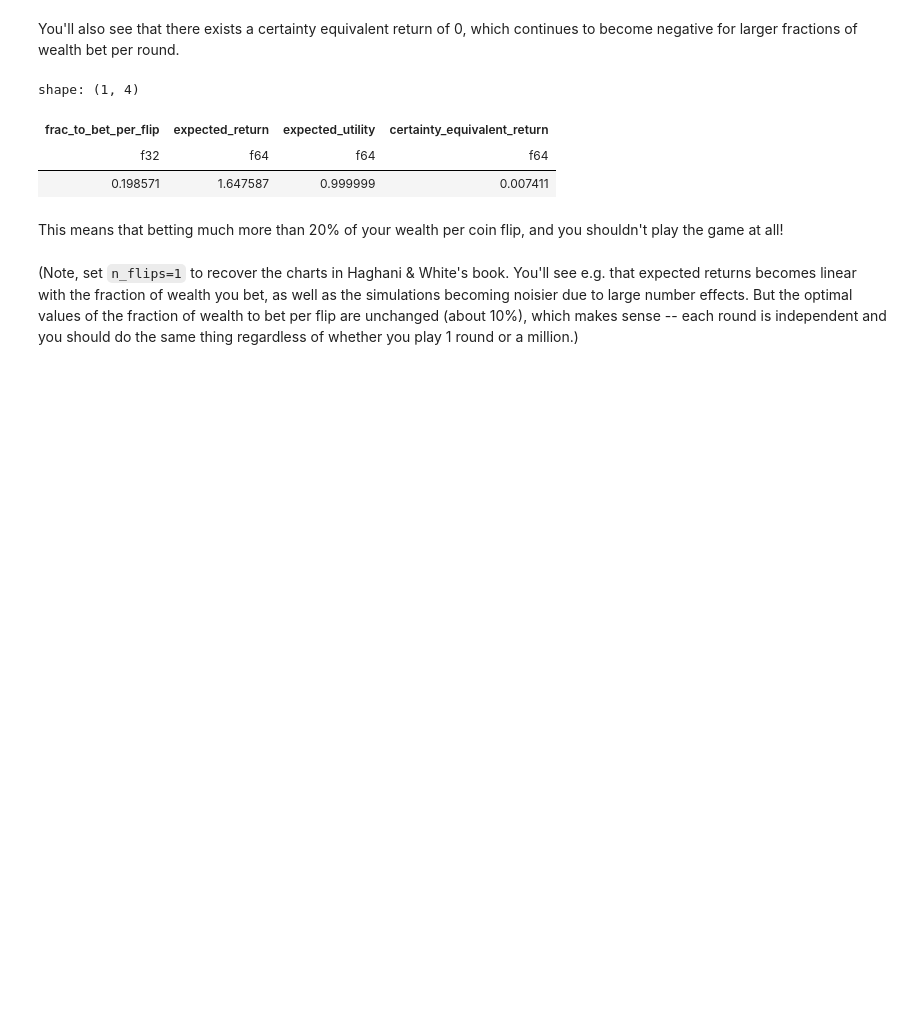
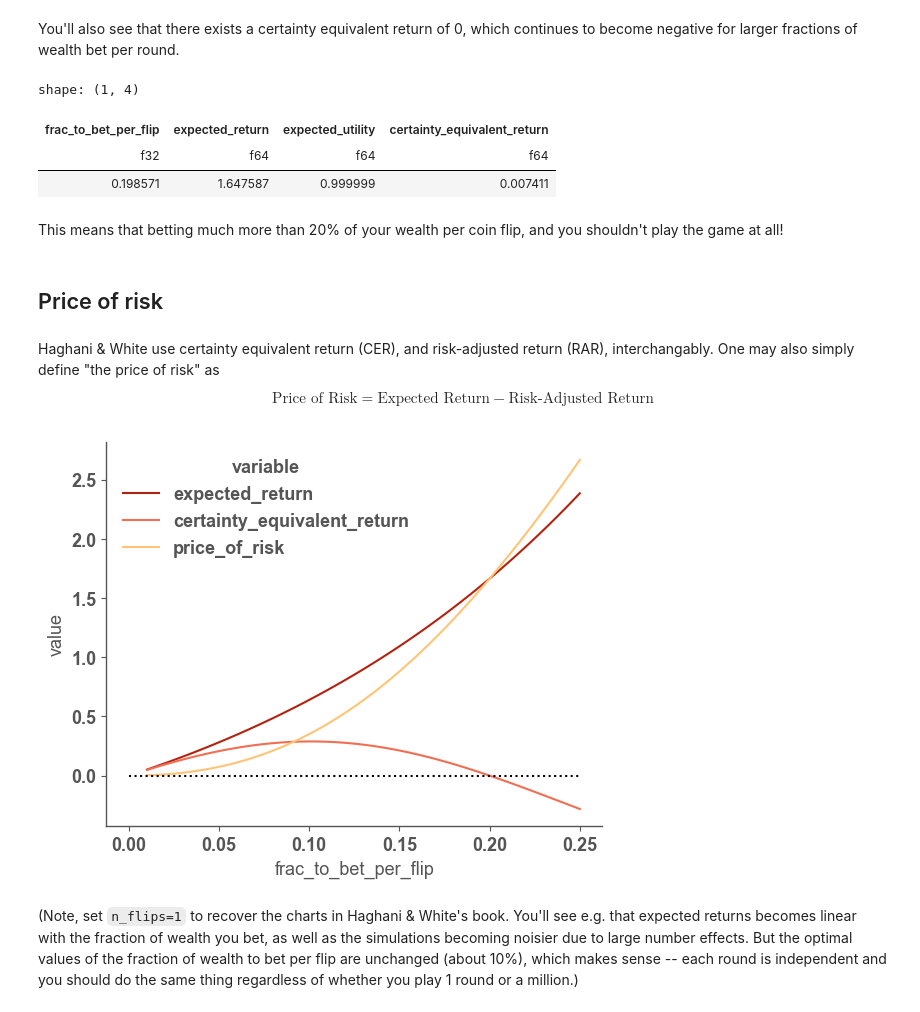
Before and after one commit to jaryaman/financial-decisions, a Jupyter notebook: notebooks/1-crra-utility.ipynb, the cells around one changed output. Saved outputs shown, nothing was run; the diff lists cells and outputs as text; code cells hidden in the pictures; blank space fills up the shorter version.

Commit message:
price of risk

```diff
--- a/notebooks/1-crra-utility.ipynb
+++ b/notebooks/1-crra-utility.ipynb
@@ -286,5 +286,28 @@ shape: (1, 4)
 | 0.198571 | 1.647587 | 0.999999 | 0.007411 |
 # %% [markdown]
 This means that betting much more than 20% of your wealth per coin flip, and you shouldn't play the game at all!
+# %% [markdown]
+## Price of risk
+# %% [markdown]
+Haghani & White use certainty equivalent return (CER), and risk-adjusted return (RAR), interchangably. One may also simply define "the price of risk" as
+
+$$\text{Price of Risk} = \text{Expected Return} - \text{Risk-Adjusted Return}$$
+# %%
+all_results_analytic_cer_p = all_results_analytic_cer_p.with_columns(
+    (pl.col("expected_return") - pl.col("certainty_equivalent_return")).alias("price_of_risk")
+)
+# %%
+ax = sb.lineplot(
+    all_results_analytic_cer_p.drop("expected_utility").unpivot(
+        index="frac_to_bet_per_flip"
+    ),
+    x="frac_to_bet_per_flip",
+    y="value",
+    hue="variable",
+)
+
+ax.hlines(y=0, color="black", xmin=0, xmax=0.25, linestyles="dotted");
+# %% [output]
+[figure, added]
 # %% [markdown]
 (Note, set `n_flips=1` to recover the charts in Haghani & White's book. You'll see e.g. that expected returns becomes linear with the fraction of wealth you bet, as well as the simulations becoming noisier due to large number effects. But the optimal values of the fraction of wealth to bet per flip are unchanged (about 10%), which makes sense -- each round is independent and you should do the same thing regardless of whether you play 1 round or a million.)
```
